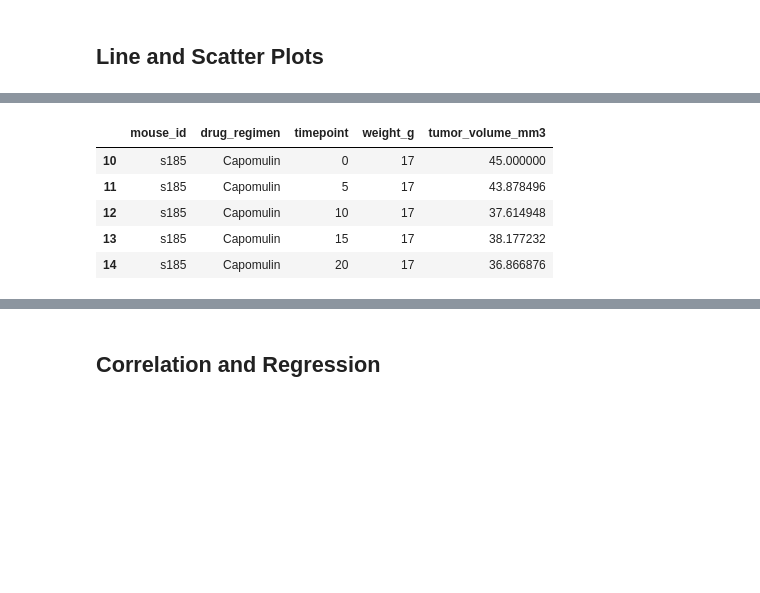
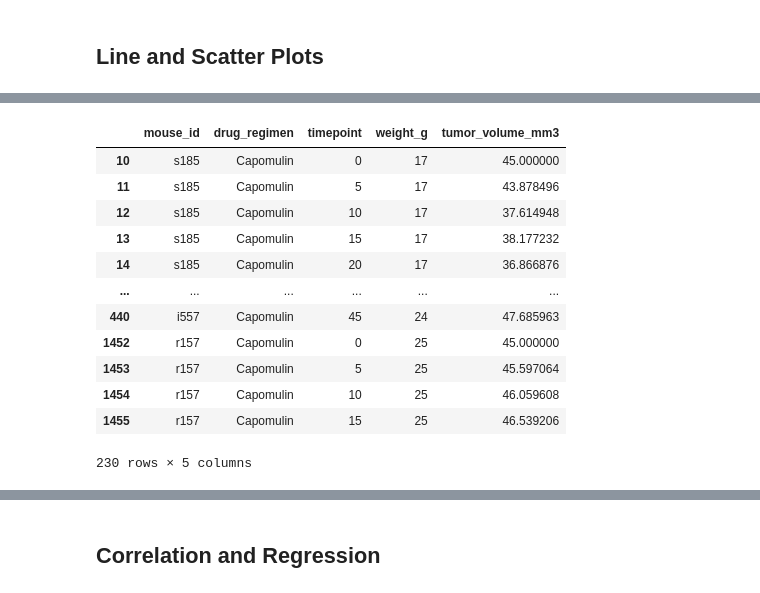
Before and after one commit to madeleine-tenenbaum/matplotlib-challenge, a Jupyter notebook: 02-Homework_05-Matplotlib_Instructions_Pymaceuticals_pymaceuticals_starter.ipynb, the cells around one changed output, grey strips where cells are left out. Saved outputs shown, nothing was run; the diff lists cells and outputs as text; code cells hidden in the pictures; blank space fills up the shorter version.

```diff
--- a/02-Homework_05-Matplotlib_Instructions_Pymaceuticals_pymaceuticals_starter.ipynb
+++ b/02-Homework_05-Matplotlib_Instructions_Pymaceuticals_pymaceuticals_starter.ipynb
@@ -501,15 +499,22 @@ clean_mice_df.head()
 # %%
 # Generate a line plot of time point versus tumor volume for a mouse treated with Capomulin
 
 #just capomulin data df to choose mouse
 capo_df=clean_mice_df.loc[clean_mice_df['drug_regimen'] == "Capomulin",['mouse_id','drug_regimen','timepoint', "weight_g",'tumor_volume_mm3']]
-capo_df.head()
+capo_df
 # %% [output]
 |  | mouse_id | drug_regimen | timepoint | weight_g | tumor_volume_mm3 |
 | 10 | s185 | Capomulin | 0 | 17 | 45.000000 |
 | 11 | s185 | Capomulin | 5 | 17 | 43.878496 |
 | 12 | s185 | Capomulin | 10 | 17 | 37.614948 |
 | 13 | s185 | Capomulin | 15 | 17 | 38.177232 |
 | 14 | s185 | Capomulin | 20 | 17 | 36.866876 |
+| ... | ... | ... | ... | ... | ... |
+| 440 | i557 | Capomulin | 45 | 24 | 47.685963 |
+| 1452 | r157 | Capomulin | 0 | 25 | 45.000000 |
+| 1453 | r157 | Capomulin | 5 | 25 | 45.597064 |
+| 1454 | r157 | Capomulin | 10 | 25 | 46.059608 |
+| 1455 | r157 | Capomulin | 15 | 25 | 46.539206 |
+230 rows × 5 columns
 # %%
 #just mouse x401 data df
```
Also changed, not shown: parts of 11 cells of this notebook.
